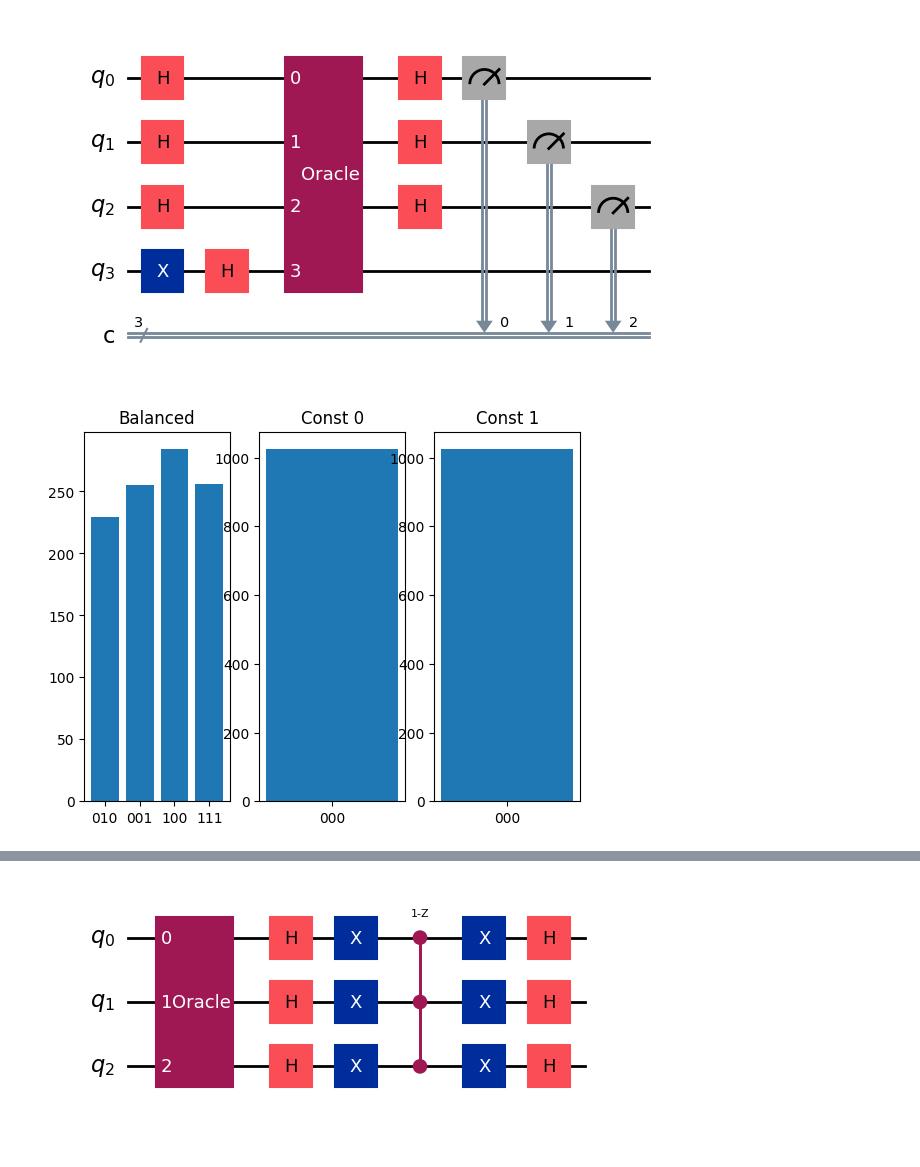
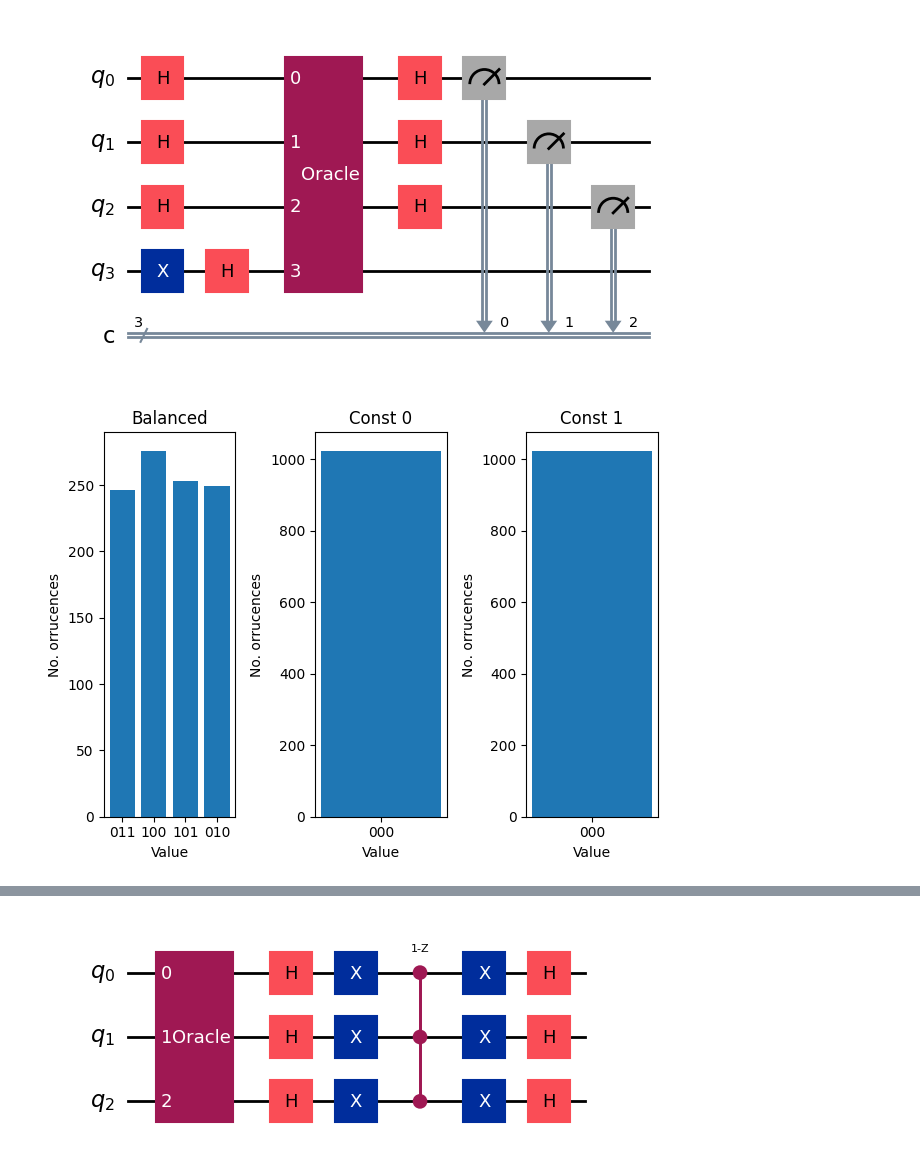
Before and after one commit to kjurczyn/podstawowe-algorytmy-kwantowe-qiskit, a Jupyter notebook: main.ipynb, the cells around one changed output, grey strips where cells are left out. Cells and saved outputs as stored; diff of their text form; code cells hidden in the pictures.

```diff
--- a/main.ipynb
+++ b/main.ipynb
@@ -108,22 +233,33 @@ dj_circuit_balanced.draw('mpl')
 # %%
 dj_circuit_balanced_transpiled = qs.transpile(dj_circuit_balanced, backend)
 dj_circuit_const_0_transpiled = qs.transpile(dj_algorithm_circuit_generate(dj_oracle_const_0_gate, n), backend)
 dj_circuit_const_1_transpiled = qs.transpile(dj_algorithm_circuit_generate(dj_oracle_const_1_gate, n), backend)
 counts_balanced = backend.run(dj_circuit_balanced_transpiled, shots=1024).result().get_counts()
 counts_const_0 = backend.run(dj_circuit_const_0_transpiled, shots=1024).result().get_counts()
 counts_const_1 = backend.run(dj_circuit_const_1_transpiled, shots=1024).result().get_counts()
 
 
 fig, ax = plt.subplots(1, 3)
 ax[0].set_title('Balanced')
 ax[1].set_title('Const 0')
 ax[2].set_title('Const 1')
 
+ax[0].set_ylabel('No. orrucences')
+ax[1].set_ylabel('No. orrucences')
+ax[2].set_ylabel('No. orrucences')
+
+ax[0].set_xlabel('Value')
+ax[1].set_xlabel('Value')
+ax[2].set_xlabel('Value')
+
+
 plot_counts(counts_balanced, ax[0])
 plot_counts(counts_const_0, ax[1])
 plot_counts(counts_const_1, ax[2])
+
+fig.tight_layout()
 # %% [output]
-[figure, old version]
+[figure, new version]
 # %% [markdown]
 ## Algorytm Grover'a
 ### Problem
```
Also changed, not shown: parts of 11 cells of this notebook.
